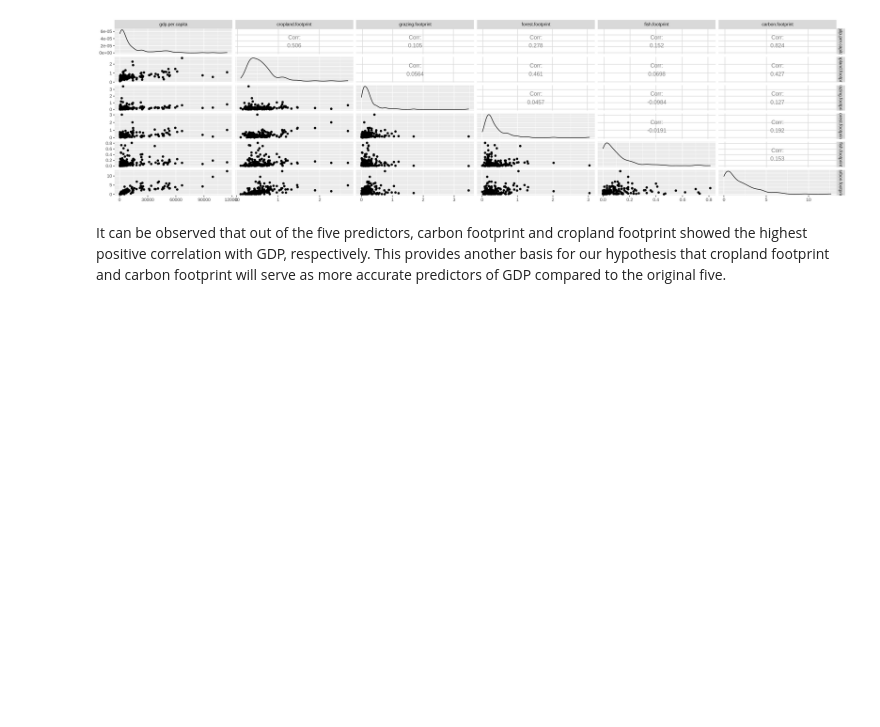
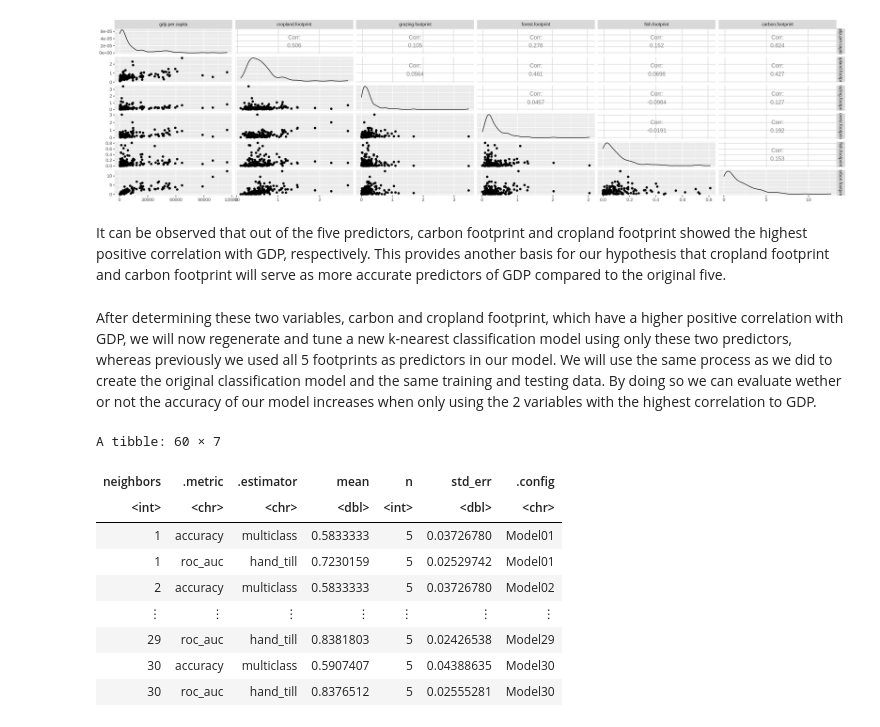
Before and after one commit to tsabkuro/EcoFoot, a Jupyter notebook: report.ipynb, the cells around one changed output. Drawn from its saved outputs; the diff is of its cells as text; code cells hidden in the pictures; blank space fills up the shorter version.

```diff
--- a/report.ipynb
+++ b/report.ipynb
@@ -322,3 +322,41 @@ plot_pairs
 [figure]
 # %% [markdown]
 It can be observed that out of the five predictors, carbon footprint and cropland footprint showed the highest positive correlation with GDP, respectively. This provides another basis for our hypothesis that cropland footprint and carbon footprint will serve as more accurate predictors of GDP compared to the original five.
+# %% [markdown]
+After determining these two variables, carbon and cropland footprint, which have a higher positive correlation with GDP, we will now regenerate and tune a new k-nearest classification model using only these two predictors, whereas previously we used all 5 footprints as predictors in our model. We will use the same process as we did to create the original classification model and the same training and testing data. By doing so we can evaluate wether or not the accuracy of our model increases when only using the 2 variables with the highest correlation to GDP.
+# %%
+set.seed(3)
+#creating our recipe
+improved_countries_recipe <- recipe(GDP_classified ~ cropland.footprint + carbon.footprint, data = countries_train) %>%
+    step_scale(all_predictors()) %>%
+    step_center(all_predictors())
+
+#specifications for our model
+improved_knn_tune <- nearest_neighbor(weight_func = "rectangular", neighbors = tune()) %>%
+    set_engine("kknn") %>%
+    set_mode("classification")
+
+#cross-validation
+improved_countries_vfold <- vfold_cv(countries_train, v = 5, strata = GDP_classified)
+
+grid_vals <- tibble(neighbors = seq(1, 30))
+
+#workflow analysis metrics
+improved_countries_results <- workflow() %>%
+    add_recipe(improved_countries_recipe) %>%
+    add_model(improved_knn_tune) %>%
+    tune_grid(resamples = countries_vfold, grid = grid_vals) %>%
+    collect_metrics()
+
+improved_countries_results
+# %% [output]
+A tibble: 60 × 7
+| neighbors | .metric | .estimator | mean | n | std_err | .config |
+| <int> | <chr> | <chr> | <dbl> | <int> | <dbl> | <chr> |
+| 1 | accuracy | multiclass | 0.5833333 | 5 | 0.03726780 | Model01 |
+| 1 | roc_auc | hand_till | 0.7230159 | 5 | 0.02529742 | Model01 |
+| 2 | accuracy | multiclass | 0.5833333 | 5 | 0.03726780 | Model02 |
+| ⋮ | ⋮ | ⋮ | ⋮ | ⋮ | ⋮ | ⋮ |
+| 29 | roc_auc | hand_till | 0.8381803 | 5 | 0.02426538 | Model29 |
+| 30 | accuracy | multiclass | 0.5907407 | 5 | 0.04388635 | Model30 |
+| 30 | roc_auc | hand_till | 0.8376512 | 5 | 0.02555281 | Model30 |
```
Also changed, not shown: parts of 6 cells of this notebook.
